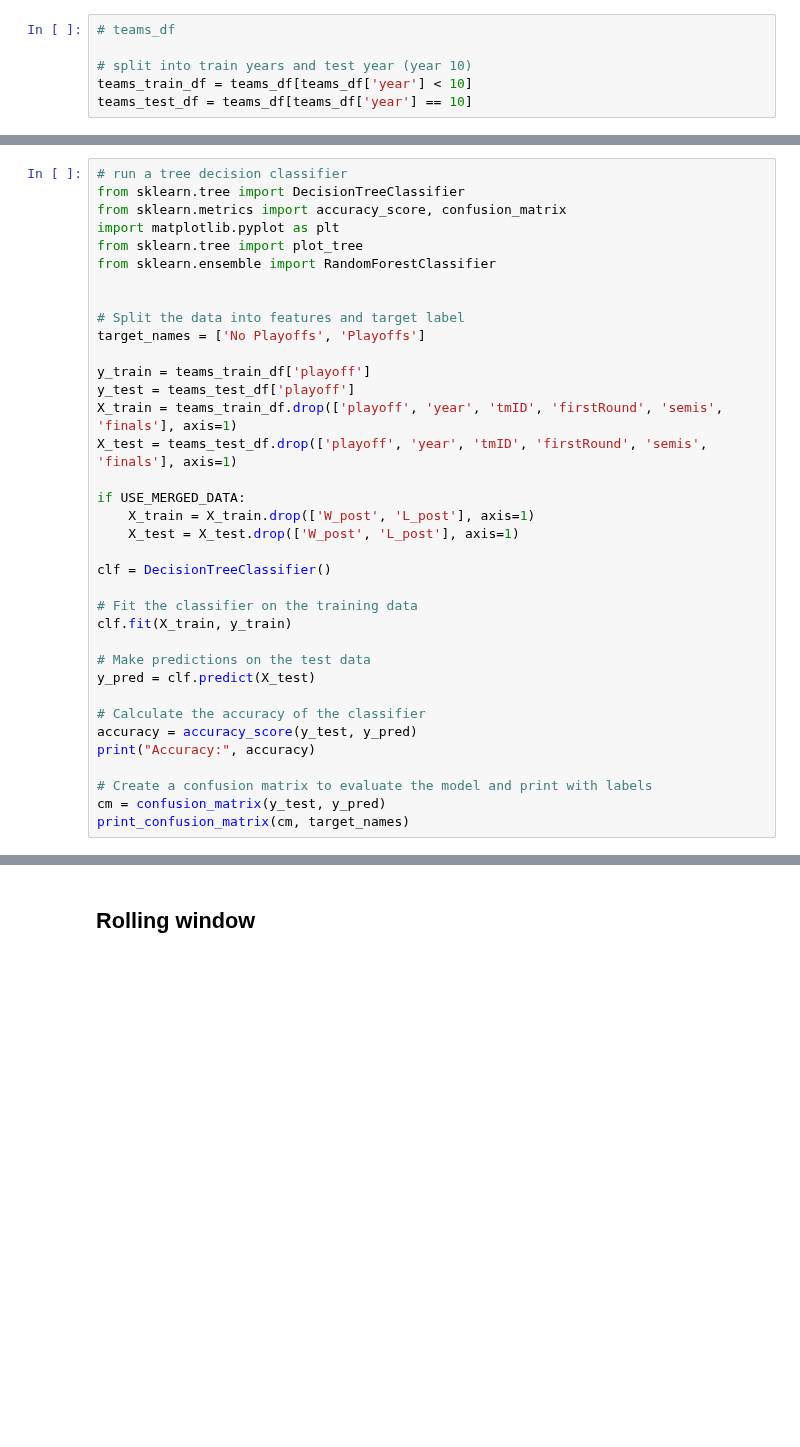
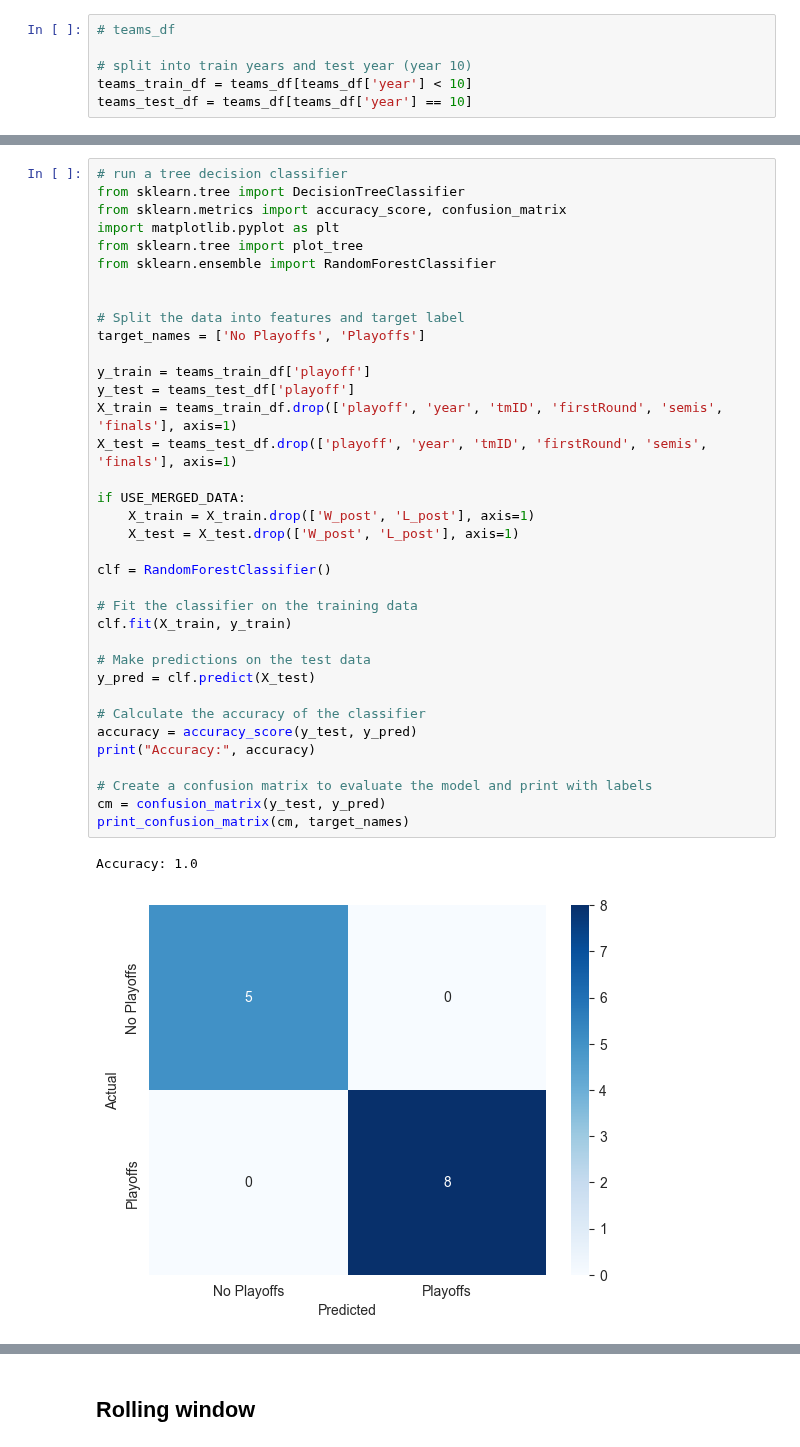
Before and after one commit to jogp10/WnbaPlayoffsPredicting, a Jupyter notebook: notebooks/modelling.ipynb, the cells around one changed output, grey strips where cells are left out. Drawn from its saved outputs; the diff is of its cells as text; blank space fills up the shorter version.

Commit message:
more classifiers

```diff
--- a/notebooks/modelling.ipynb
+++ b/notebooks/modelling.ipynb
@@ -64,34 +114,37 @@ import matplotlib.pyplot as plt
 from sklearn.tree import plot_tree
 from sklearn.ensemble import RandomForestClassifier
 
 
 # Split the data into features and target label
 target_names = ['No Playoffs', 'Playoffs']
 
 y_train = teams_train_df['playoff']
 y_test = teams_test_df['playoff']
 X_train = teams_train_df.drop(['playoff', 'year', 'tmID', 'firstRound', 'semis', 'finals'], axis=1)
 X_test = teams_test_df.drop(['playoff', 'year', 'tmID', 'firstRound', 'semis', 'finals'], axis=1)
 
 if USE_MERGED_DATA:
     X_train = X_train.drop(['W_post', 'L_post'], axis=1)
     X_test = X_test.drop(['W_post', 'L_post'], axis=1)
 
-clf = DecisionTreeClassifier()
+clf = RandomForestClassifier()
 
 # Fit the classifier on the training data
 clf.fit(X_train, y_train)
 
 # Make predictions on the test data
 y_pred = clf.predict(X_test)
 
 # Calculate the accuracy of the classifier
 accuracy = accuracy_score(y_test, y_pred)
 print("Accuracy:", accuracy)
 
 # Create a confusion matrix to evaluate the model and print with labels
 cm = confusion_matrix(y_test, y_pred)
 print_confusion_matrix(cm, target_names)
+# %% [output]
+Accuracy: 1.0
+[figure, added]
 # %%
 top_teams_indices = y_pred.argsort()[-8:][::-1]  # Get the indices of the top 8 teams
 
```
Also changed, not shown: parts of 13 cells of this notebook, 1 other file.
